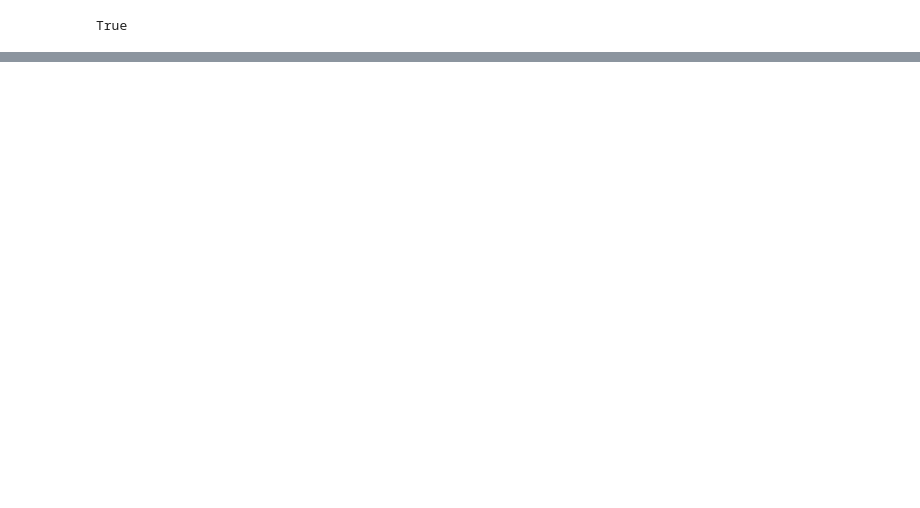
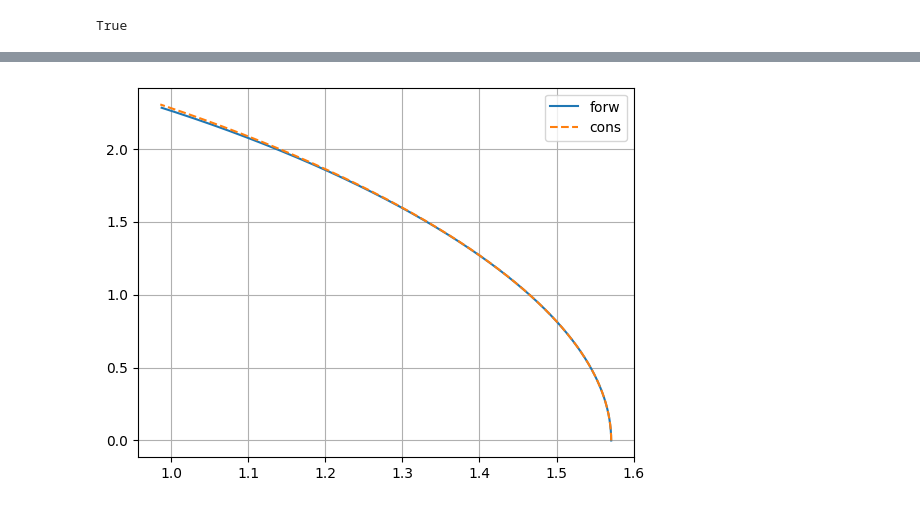
Before and after one commit to VladimirGunyavoy/tree_optimization, a Jupyter notebook: quad_test.ipynb, the cells around one changed output, grey strips where cells are left out. Cells and saved outputs as stored; diff of their text form; code cells hidden in the pictures; blank space fills up the shorter version.

```diff
--- a/quad_test.ipynb
+++ b/quad_test.ipynb
@@ -365,0 +344,4 @@ print(f"Длины массивов: time={len(time)}, states={states.shape}, de
+# %%
+# distances = compute_distance_table(grandchildren, show=True)
+velocities = compute_distance_derivative_table(grandchildren, pendulum, show=True)
+# accelerations = compute_phase_acceleration_table(grandchildren, pendulum, show=True)
@@ -365,0 +879,11 @@ print(f"Длины массивов: time={len(time)}, states={states.shape}, de
+# %%
+df = compute_distance_derivative_table(grandchildren, pendulum, show=True)
+
+# Найти всех, кто сближается с gc_0
+converging_with_0 = df.loc['gc_0'][df.loc['gc_0'] == -1].index.tolist()
+
+# Или найти все сближающиеся пары
+for i in range(len(df)):
+    for j in range(i+1, len(df)):
+        if df.iloc[i, j] == -1:
+            print(f"gc_{i} и gc_{j} пересекутся!")
@@ -365,0 +908,28 @@ print(f"Длины массивов: time={len(time)}, states={states.shape}, de
+# %%
+pendulum = PendulumSystem(
+    g=9.81,
+    l=2.0,
+    m=1.0,
+    damping=0.1,
+    max_control=2.0,
+)
+
+init_state = np.array([np.pi/2, 0])
+dt = 0.0001
+N = 5000
+poses_cons = [init_state]
+poses_forw = [init_state]
+for i in range(N):
+    poses_cons.append(pendulum.step(poses_cons[-1], 1, -dt))
+    poses_forw.append(pendulum.step(poses_forw[ 0], 1, -i*dt))
+
+poses_cons = np.array(poses_cons)
+poses_forw = np.array(poses_forw)
+
+
+plt.plot(poses_forw[:, 0], poses_forw[:, 1], label='forw')
+plt.plot(poses_cons[:, 0], poses_cons[:, 1], label='cons', linestyle='--')
+plt.legend()
+plt.grid()
+# %% [output]
+[figure, added]
```
Also changed, not shown: parts of 22 cells of this notebook, 1 other file.
